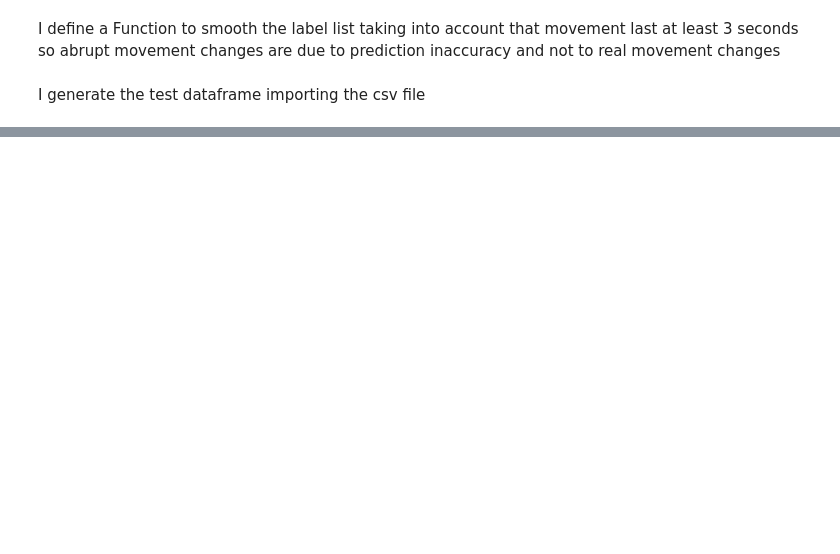
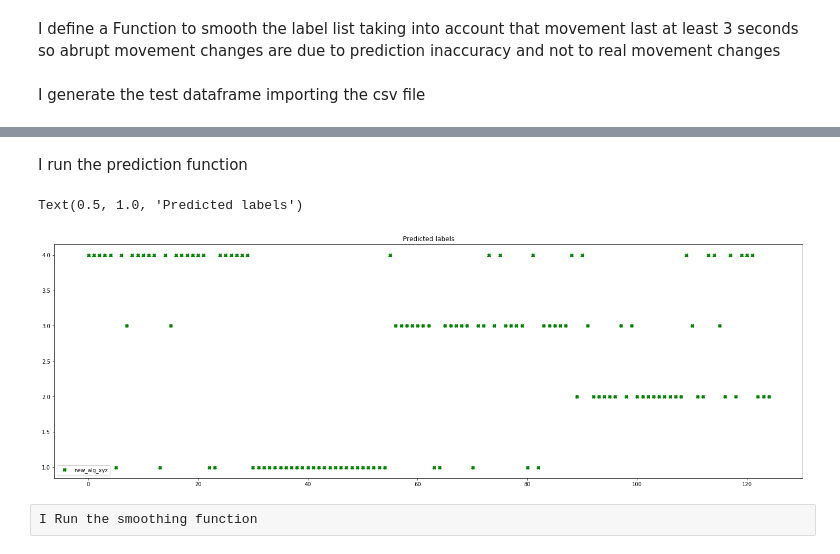
Before and after one commit to federicoweill/movement_prediction_edx_2019, a Jupyter notebook: movement_prediction_final.ipynb, the cells around one changed output, grey strips where cells are left out. Saved outputs shown, nothing was run; the diff lists cells and outputs as text; code cells hidden in the pictures; blank space fills up the shorter version.

```diff
--- a/movement_prediction_final.ipynb
+++ b/movement_prediction_final.ipynb
@@ -153,0 +201,3 @@ I generate the test dataframe importing the csv file
+# %%
+df_test_l = pd.read_csv('test_labels.csv')
+df_test_l.head()
@@ -153,0 +211,3 @@ I generate the test dataframe importing the csv file
+# %%
+df_test= pd.merge(df_test_ts,df_test_l, on=['timestamp'], how = 'left')
+df_test.head()
@@ -153,0 +221,3 @@ I generate the test dataframe importing the csv file
+# %%
+df_test = df_test[['timestamp','UTC time_x','x','y','z']]
+df_test.head()
@@ -153,0 +231,14 @@ I generate the test dataframe importing the csv file
+# %% [markdown]
+I run the prediction function
+# %%
+label_predicted_list= mov_prediction(df_test,movelet_dict_xyz,10,['x','y','z'])
+# %%
+plt.figure(figsize=(25,8))
+plt.plot(range(125),label_predicted_list,'X',color = 'green',label = 'new_alg_xyz')
+plt.legend()
+plt.title('Predicted labels')
+# %% [output]
+Text(0.5, 1.0, 'Predicted labels')
+[figure, added]
+# %% [raw]
+I Run the smoothing function
```
Also changed, not shown: parts of 28 cells of this notebook.
